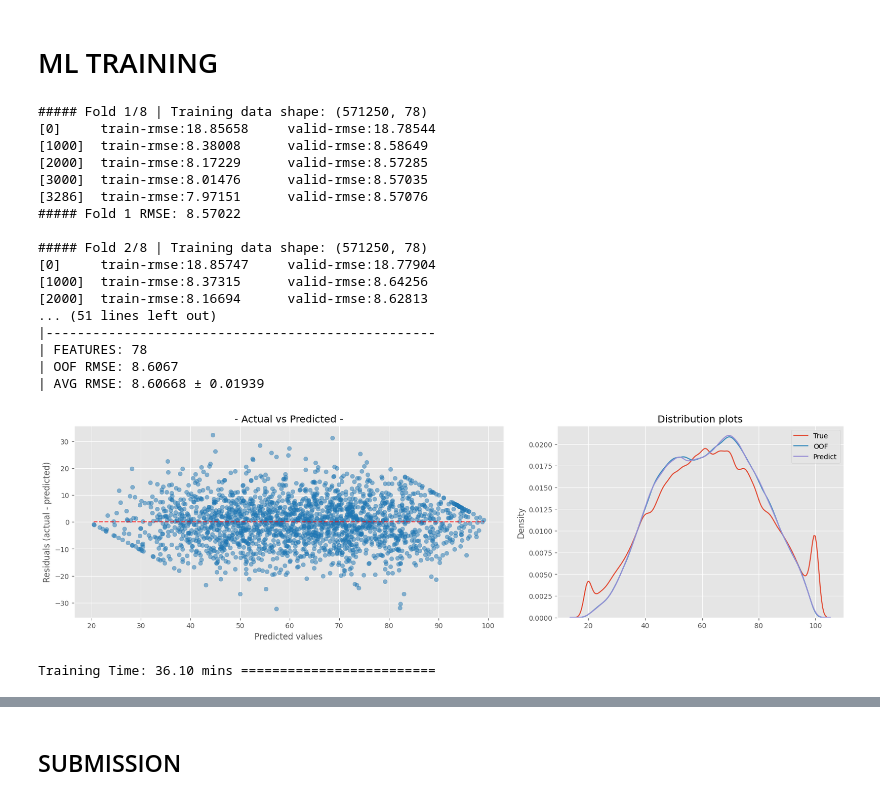
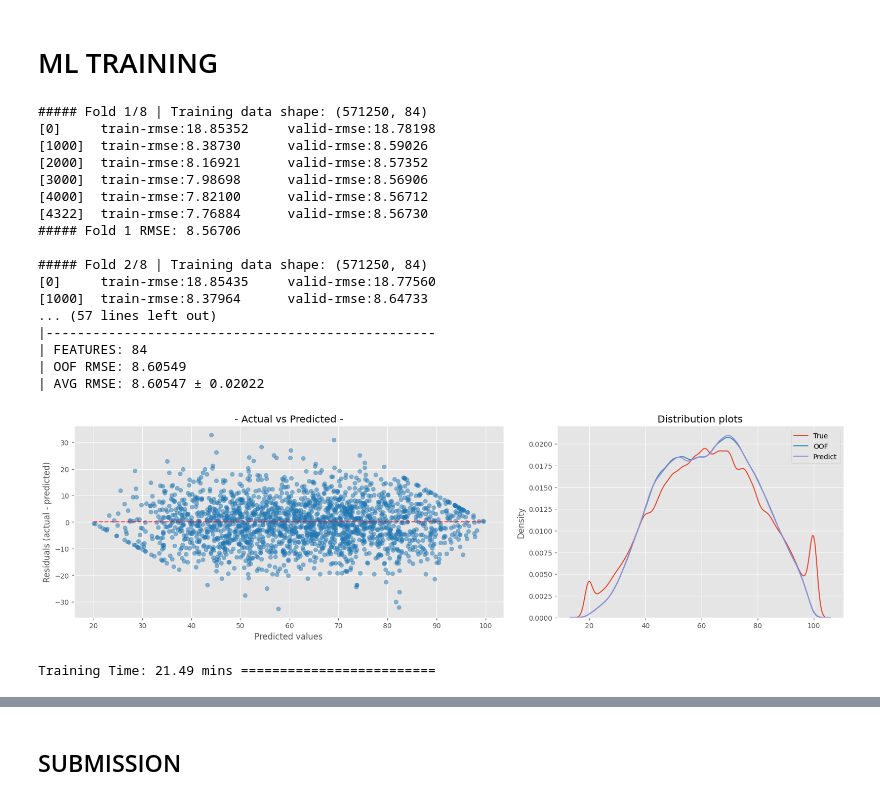
Before and after one commit to coded-sly/ps6e1-Student-Test-Score, a Jupyter notebook: ps6e1-xgb-orig-basescore.ipynb, the cells around one changed output, grey strips where cells are left out. Drawn from its saved outputs; the diff is of its cells as text; code cells hidden in the pictures.

```diff
--- a/ps6e1-xgb-orig-basescore.ipynb
+++ b/ps6e1-xgb-orig-basescore.ipynb
@@ -422,7 +422,7 @@ dtype: int64
 ## -- Extract Digits --
 DIGITS = []
 
-for col in tqdm(TOP_PREDICTORS+['sleep_hours']):
+for col in tqdm(TOP_PREDICTORS+['sleep_hours','formula']):
     for d in range(-2, 4):
         n = f'{col}_d{d}'
         train[n] = ((train[col] * 10**d) % 10).fillna(-1).astype('int32')
@@ -809,9 +824,9 @@ for i, (train_idx, val_idx) in enumerate(kf.split(X)):
     params = {
         # 'sampling_method': 'gradient_based',
         # # ---------------------------------------
-        'grow_policy': 'lossguide',
-        'max_leaves': 128,
-        'max_depth': 0,  # 0 if lossguide
+        # 'grow_policy': 'lossguide',
+        # 'max_leaves': 128,
+        'max_depth': 8,  # 0 if lossguide
         # ---------------------------------------
         'objective': 'reg:squarederror',
         'eval_metric': "rmse",
@@ -819,7 +834,7 @@ for i, (train_idx, val_idx) in enumerate(kf.split(X)):
         'subsample': 0.85,
         'colsample_bytree': 0.35,
         'reg_lambda': 3.0,
-        # 'reg_alpha': 1.5,
+        'reg_alpha': 1.5, # disable for lossguide
         'min_child_weight': 10,
         # 'max_cat_to_onehot': 9,
         'random_state': SEED,
@@ -867,50 +882,50 @@ print(f"| AVG RMSE: {np.mean(fold_scores):.5f} ± {np.std(fold_scores):.5f}{RESE
 ## -- plot_error --
 _, axs = plt.subplots(1, 2, figsize=(20, 5), gridspec_kw={'width_ratios':[0.6, 0.4], 'wspace':0.15})
 display = PredictionErrorDisplay.from_predictions(
     pd.Series(y), oof_preds, ax=axs[0], subsample=2000,
     # kind = "actual_vs_predicted",
     scatter_kwargs={"alpha": 0.5}, line_kwargs={'color': 'r'},
         )
 axs[0].set_title(f"- Actual vs Predicted -")
 
 LABELS = ['True', 'OOF', 'Predict']
 sns.kdeplot(y, ax=axs[1], label=LABELS[0])
 sns.kdeplot(oof_preds, ax=axs[1], label=LABELS[1])
 sns.kdeplot(test_preds, ax=axs[1], label=LABELS[2])
 axs[1].set_title(f"Distribution plots")
 
 for ax in axs:
     # ax.grid(False)
     ax.spines['top'].set_visible(False)
     ax.spines['right'].set_visible(False)
 
 plt.legend()
 plt.tight_layout()
 plt.show()
 
 tok = time()
 tiktok = (tok-tik) / 60
 print(f"Training Time: {tiktok:.2f} mins {'='*25}")
 # %% [output]
-##### Fold 1/8 | Training data shape: (571250, 78)
-[0]     train-rmse:18.85658     valid-rmse:18.78544
-[1000]  train-rmse:8.38008      valid-rmse:8.58649
-[2000]  train-rmse:8.17229      valid-rmse:8.57285
-[3000]  train-rmse:8.01476      valid-rmse:8.57035
-[3286]  train-rmse:7.97151      valid-rmse:8.57076
-##### Fold 1 RMSE: 8.57022
+##### Fold 1/8 | Training data shape: (571250, 84)
+[0]     train-rmse:18.85352     valid-rmse:18.78198
+[1000]  train-rmse:8.38730      valid-rmse:8.59026
+[2000]  train-rmse:8.16921      valid-rmse:8.57352
+[3000]  train-rmse:7.98698      valid-rmse:8.56906
+[4000]  train-rmse:7.82100      valid-rmse:8.56712
+[4322]  train-rmse:7.76884      valid-rmse:8.56730
+##### Fold 1 RMSE: 8.56706
 
-##### Fold 2/8 | Training data shape: (571250, 78)
-[0]     train-rmse:18.85747     valid-rmse:18.77904
-[1000]  train-rmse:8.37315      valid-rmse:8.64256
-[2000]  train-rmse:8.16694      valid-rmse:8.62813
-... (51 lines left out)
+##### Fold 2/8 | Training data shape: (571250, 84)
+[0]     train-rmse:18.85435     valid-rmse:18.77560
+[1000]  train-rmse:8.37964      valid-rmse:8.64733
+... (57 lines left out)
 |--------------------------------------------------
-| FEATURES: 78
-| OOF RMSE: 8.6067
-| AVG RMSE: 8.60668 ± 0.01939
+| FEATURES: 84
+| OOF RMSE: 8.60549
+| AVG RMSE: 8.60547 ± 0.02022
-[figure, old version]
+[figure, new version]
-Training Time: 36.10 mins =========================
+Training Time: 21.49 mins =========================
 # %%
 float(overall_score)
 # ORIG + base_score + 5folds + 0.1 + depth 8
```
Also changed, not shown: parts of 7 cells of this notebook.
